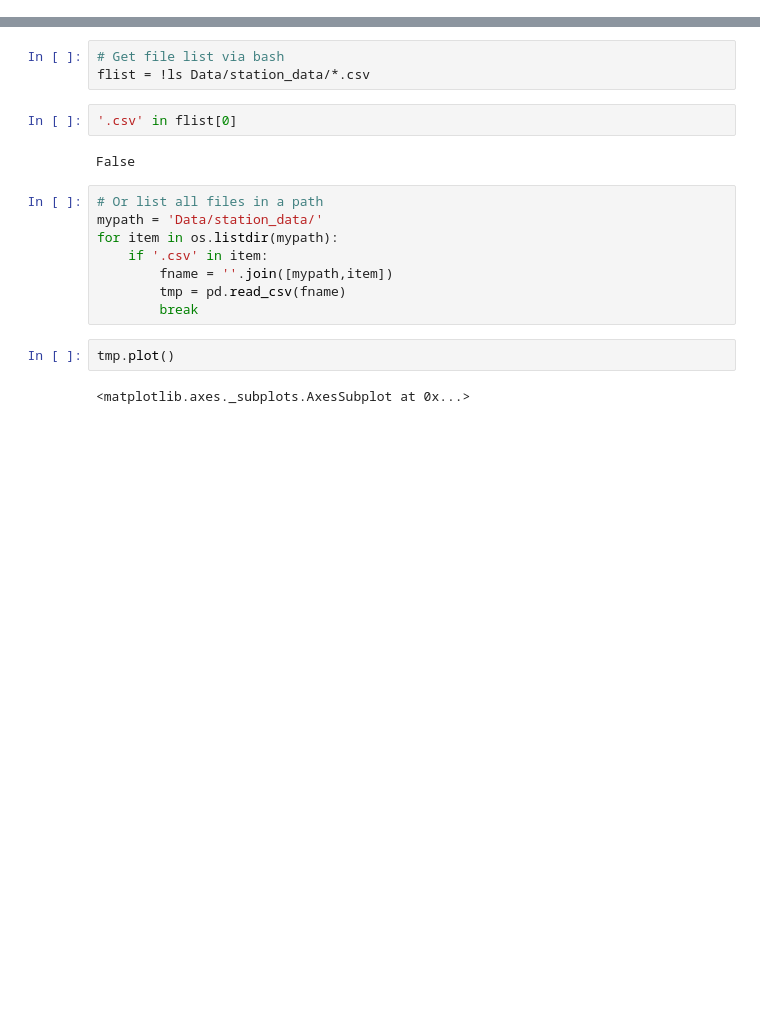
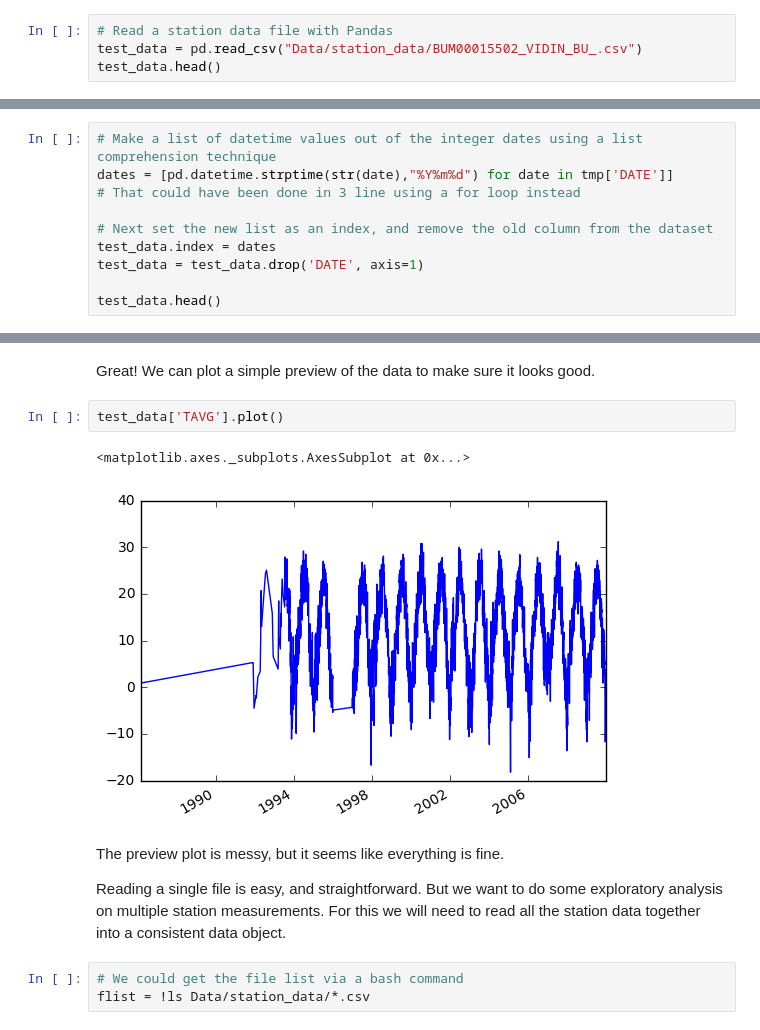
Before and after one commit to benlaken/Romania_2016, a Jupyter notebook: test_stations.ipynb, the cells around one changed output, grey strips where cells are left out. Drawn from its saved outputs; the diff is of its cells as text; blank space fills up the shorter version.

Commit message:
developing introduction material to python and GHCN stations

```diff
--- a/test_stations.ipynb
+++ b/test_stations.ipynb
@@ -4,0 +11,4 @@ import numpy as np
+# %%
+# Read a station data file with Pandas
+test_data = pd.read_csv("Data/station_data/BUM00015502_VIDIN_BU_.csv")
+test_data.head()
@@ -4,0 +24,10 @@ import numpy as np
+# %%
+# Make a list of datetime values out of the integer dates using a list comprehension technique
+dates = [pd.datetime.strptime(str(date),"%Y%m%d") for date in tmp['DATE']]
+# That could have been done in 3 line using a for loop instead
+
+# Next set the new list as an index, and remove the old column from the dataset
+test_data.index = dates
+test_data = test_data.drop('DATE', axis=1)
+
+test_data.head()
@@ -5,19 +41,14 @@ import numpy as np
+# %% [markdown]
+Great! We can plot a simple preview of the data to make sure it looks good.
+# %%
+test_data['TAVG'].plot()
+# %% [output]
+<matplotlib.axes._subplots.AxesSubplot at 0x...>
+[figure, added]
+# %% [markdown]
+The preview plot is messy, but it seems like everything is fine.
+
+Reading a single file is easy, and straightforward. But we want to do some exploratory analysis on multiple station measurements. For this we will need to read all the station data together into a consistent data object.
 # %%
-# Get file list via bash
+# We could get the file list via a bash command
 flist = !ls Data/station_data/*.csv
-# %%
-'.csv' in flist[0]
-# %% [output]
-False
-# %%
-# Or list all files in a path
-mypath = 'Data/station_data/'
-for item in os.listdir(mypath):
-    if '.csv' in item:
-        fname = ''.join([mypath,item])
-        tmp = pd.read_csv(fname)
-        break
-# %%
-tmp.plot()
-# %% [output]
-<matplotlib.axes._subplots.AxesSubplot at 0x...>
```
Also changed, not shown: parts of 9 cells of this notebook.
